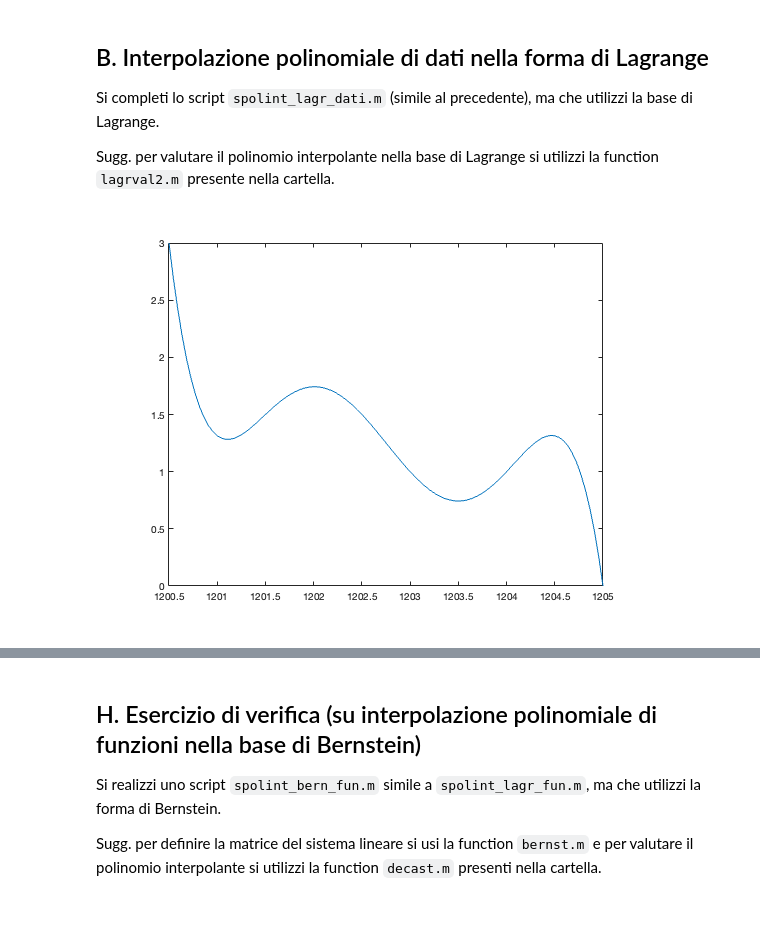
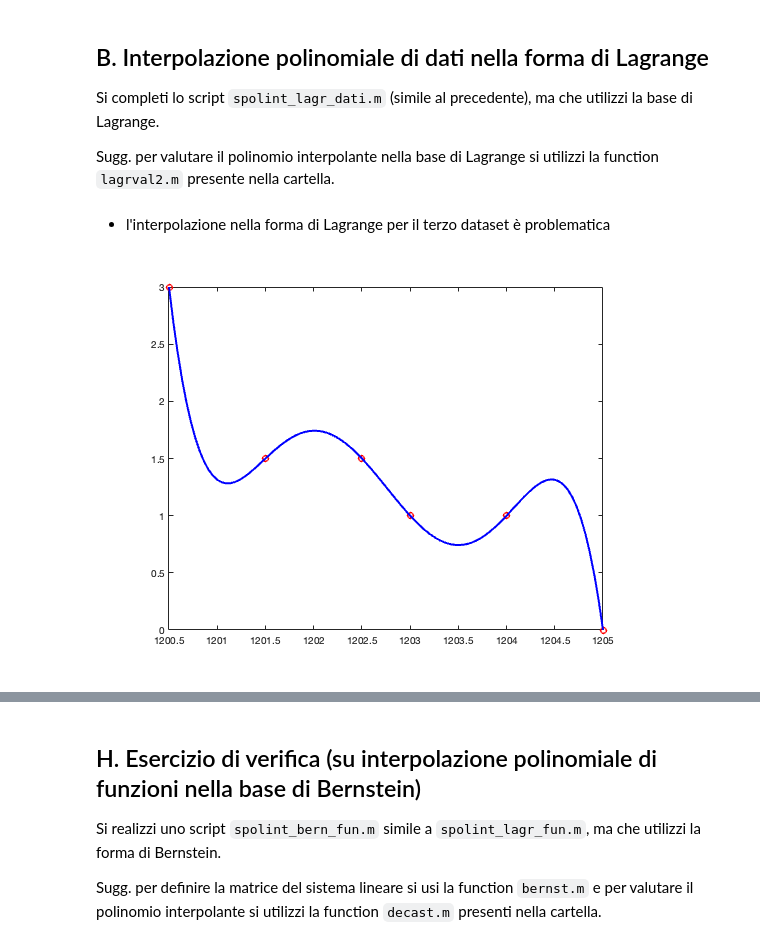
Before and after one commit to alessioarcara/mcn2023, a Jupyter notebook: esercitazioni/esercitazione_5/esercitazione.ipynb, the cells around one changed output, grey strips where cells are left out. Drawn from its saved outputs; the diff is of its cells as text; code cells hidden in the pictures; blank space fills up the shorter version.

```diff
--- a/esercitazioni/esercitazione_5/esercitazione.ipynb
+++ b/esercitazioni/esercitazione_5/esercitazione.ipynb
@@ -34,8 +21,9 @@ plot(xv, yv)
 Si completi lo script `spolint_lagr_dati.m` (simile al precedente), ma che utilizzi la base di Lagrange.
 
 Sugg. per valutare il polinomio interpolante nella base di Lagrange si utilizzi la function `lagrval2.m` presente nella cartella.
+# %% [markdown]
+* l'interpolazione nella forma di Lagrange per il terzo dataset è problematica
 # %%
-y_points = lagrval2(y, x, xv);
-plot(xv, yv)
+spolint_lagr_dati()
 # %% [output]
-[figure, old version]
+[figure, new version]
```
Also changed, not shown: parts of 19 cells of this notebook, 7 other files.
